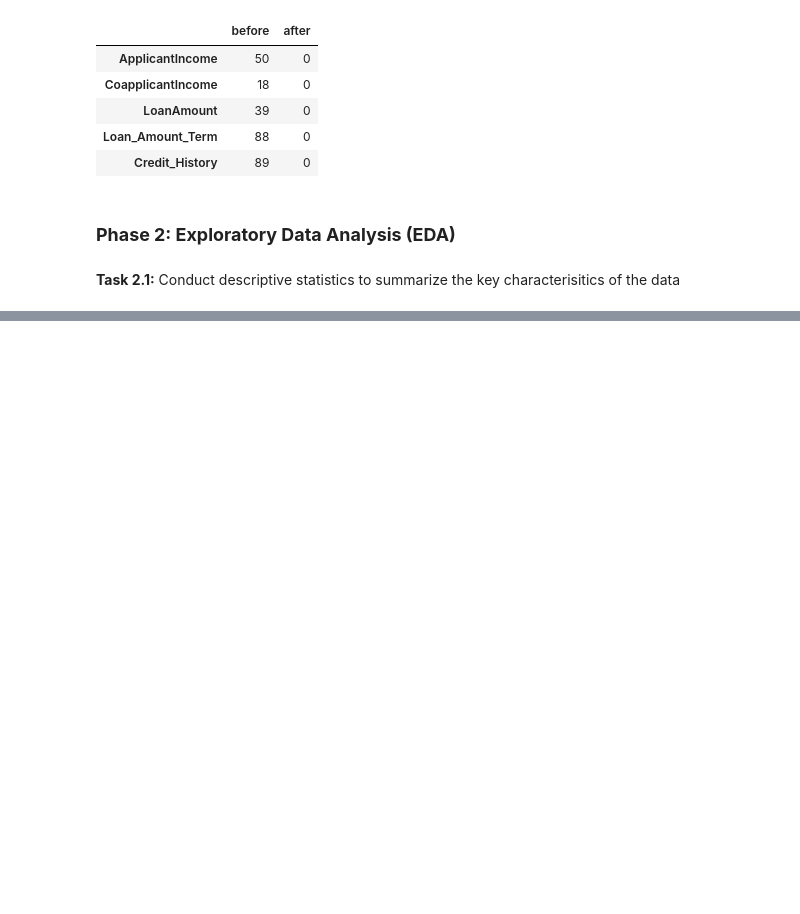
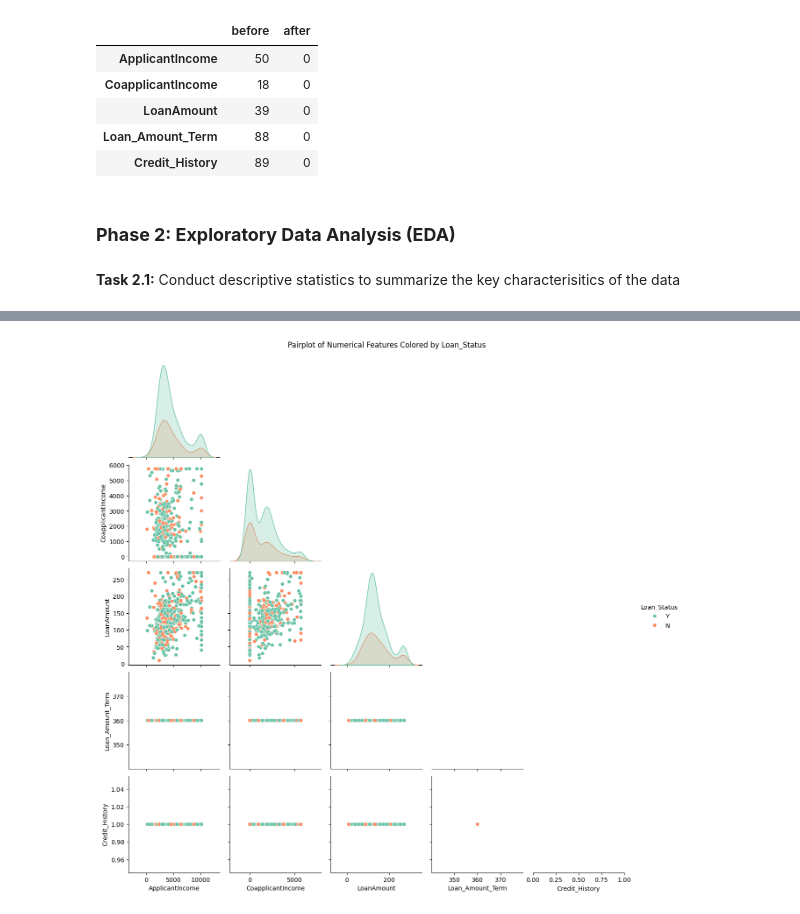
Before and after one commit to Naeema-cyber/ai_engineering_repo, a Jupyter notebook: month_3/naheemot_adebiyi_task_25.ipynb, the cells around one changed output, grey strips where cells are left out. Drawn from its saved outputs; the diff is of its cells as text; code cells hidden in the pictures; blank space fills up the shorter version.

```diff
--- a/month_3/naheemot_adebiyi_task_25.ipynb
+++ b/month_3/naheemot_adebiyi_task_25.ipynb
@@ -260,0 +334,13 @@ Comparison of IQR outlier counts (before vs after capping):
+# %%
+# Distribution of numerical features using pairplot.
+target = 'Loan_Status'
+
+# Select only numeric features
+numeric_features = df.select_dtypes(include=['number']).columns
+
+# Pairplot for numerical features, colored by target
+sns.pairplot(df, vars=numeric_features, hue=target, diag_kind='kde', corner=True, palette='Set2')
+plt.suptitle(f'Pairplot of Numerical Features Colored by {target}', y=1.02)
+plt.show()
+# %% [output]
+[figure, added]
```
Also changed, not shown: parts of 9 cells of this notebook, 9 other files.
